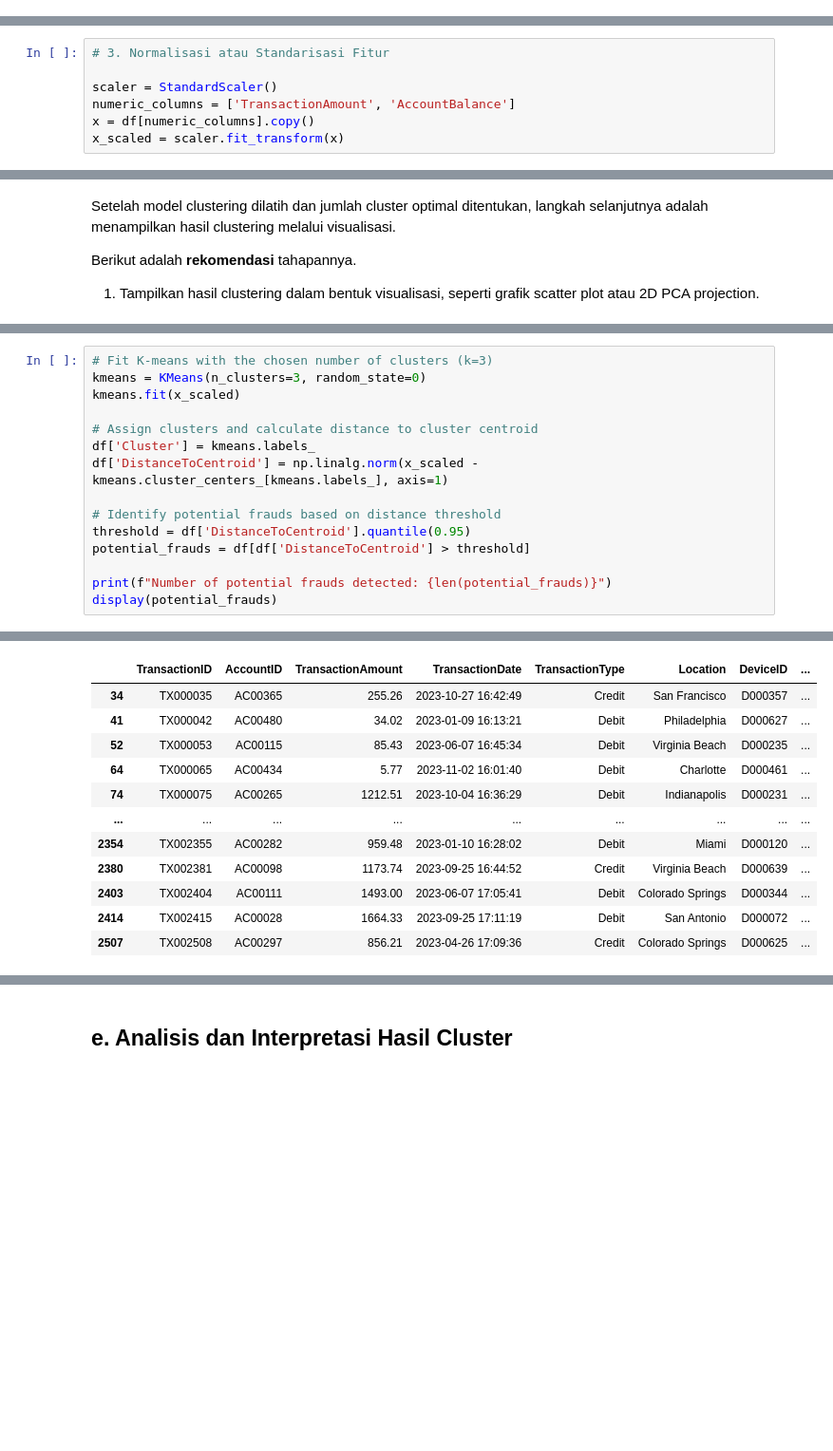
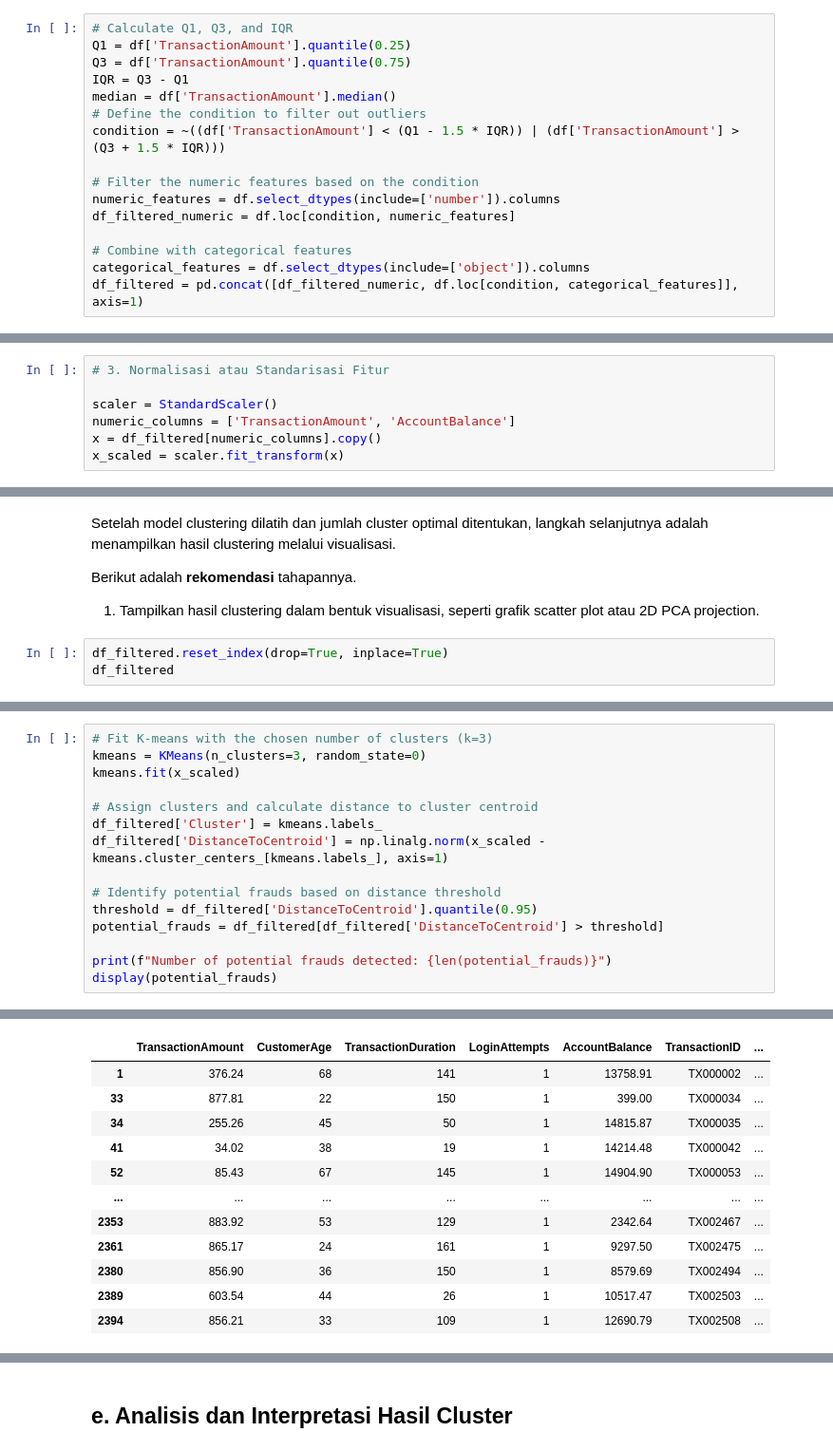
Before and after one commit to RamadhaRanuh/Dicoding-ML-Pemula, a Jupyter notebook: [Clustering]_Submission_Akhir_BMLP_I Gusti Bagus Ramadha Saverian Ranuh.ipynb, the cells around one changed output, grey strips where cells are left out. Shown at 95% size. Cells and saved outputs as stored; diff of their text form; blank space fills up the shorter version.

```diff
--- a/[Clustering]_Submission_Akhir_BMLP_I Gusti Bagus Ramadha Saverian Ranuh.ipynb
+++ b/[Clustering]_Submission_Akhir_BMLP_I Gusti Bagus Ramadha Saverian Ranuh.ipynb
@@ -331,0 +351,16 @@ df = df.drop_duplicates()
+# %%
+# Calculate Q1, Q3, and IQR
+Q1 = df['TransactionAmount'].quantile(0.25)
+Q3 = df['TransactionAmount'].quantile(0.75)
+IQR = Q3 - Q1
+median = df['TransactionAmount'].median()
+# Define the condition to filter out outliers
+condition = ~((df['TransactionAmount'] < (Q1 - 1.5 * IQR)) | (df['TransactionAmount'] > (Q3 + 1.5 * IQR)))
+
+# Filter the numeric features based on the condition
+numeric_features = df.select_dtypes(include=['number']).columns
+df_filtered_numeric = df.loc[condition, numeric_features]
+
+# Combine with categorical features
+categorical_features = df.select_dtypes(include=['object']).columns
+df_filtered = pd.concat([df_filtered_numeric, df.loc[condition, categorical_features]], axis=1)
@@ -334,7 +409,7 @@ df = df.drop_duplicates()
 
 scaler = StandardScaler()
 numeric_columns = ['TransactionAmount', 'AccountBalance']
-x = df[numeric_columns].copy()
+x = df_filtered[numeric_columns].copy()
 x_scaled = scaler.fit_transform(x)
 # %%
 x_scaled.shape
@@ -455,3 +530,6 @@ Setelah model clustering dilatih dan jumlah cluster optimal ditentukan, langkah
 
 Berikut adalah **rekomendasi** tahapannya.
 1. Tampilkan hasil clustering dalam bentuk visualisasi, seperti grafik scatter plot atau 2D PCA projection.
+# %%
+df_filtered.reset_index(drop=True, inplace=True)
+df_filtered
@@ -461,12 +553,12 @@ kmeans = KMeans(n_clusters=3, random_state=0)
 kmeans.fit(x_scaled)
 
 # Assign clusters and calculate distance to cluster centroid
-df['Cluster'] = kmeans.labels_
-df['DistanceToCentroid'] = np.linalg.norm(x_scaled - kmeans.cluster_centers_[kmeans.labels_], axis=1)
+df_filtered['Cluster'] = kmeans.labels_
+df_filtered['DistanceToCentroid'] = np.linalg.norm(x_scaled - kmeans.cluster_centers_[kmeans.labels_], axis=1)
 
 # Identify potential frauds based on distance threshold
-threshold = df['DistanceToCentroid'].quantile(0.95)
-potential_frauds = df[df['DistanceToCentroid'] > threshold]
+threshold = df_filtered['DistanceToCentroid'].quantile(0.95)
+potential_frauds = df_filtered[df_filtered['DistanceToCentroid'] > threshold]
 
 print(f"Number of potential frauds detected: {len(potential_frauds)}")
 display(potential_frauds)
@@ -475,12 +567,12 @@ Number of potential frauds detected: 126
-|  | TransactionID | AccountID | TransactionAmount | TransactionDate | TransactionType | Location | DeviceID | ... |
-| 34 | TX000035 | AC00365 | 255.26 | 2023-10-27 16:42:49 | Credit | San Francisco | D000357 | ... |
-| 41 | TX000042 | AC00480 | 34.02 | 2023-01-09 16:13:21 | Debit | Philadelphia | D000627 | ... |
-| 52 | TX000053 | AC00115 | 85.43 | 2023-06-07 16:45:34 | Debit | Virginia Beach | D000235 | ... |
-| 64 | TX000065 | AC00434 | 5.77 | 2023-11-02 16:01:40 | Debit | Charlotte | D000461 | ... |
-| 74 | TX000075 | AC00265 | 1212.51 | 2023-10-04 16:36:29 | Debit | Indianapolis | D000231 | ... |
-| ... | ... | ... | ... | ... | ... | ... | ... | ... |
-| 2354 | TX002355 | AC00282 | 959.48 | 2023-01-10 16:28:02 | Debit | Miami | D000120 | ... |
-| 2380 | TX002381 | AC00098 | 1173.74 | 2023-09-25 16:44:52 | Credit | Virginia Beach | D000639 | ... |
-| 2403 | TX002404 | AC00111 | 1493.00 | 2023-06-07 17:05:41 | Debit | Colorado Springs | D000344 | ... |
-| 2414 | TX002415 | AC00028 | 1664.33 | 2023-09-25 17:11:19 | Debit | San Antonio | D000072 | ... |
-| 2507 | TX002508 | AC00297 | 856.21 | 2023-04-26 17:09:36 | Credit | Colorado Springs | D000625 | ... |
+|  | TransactionAmount | CustomerAge | TransactionDuration | LoginAttempts | AccountBalance | TransactionID | ... |
+| 1 | 376.24 | 68 | 141 | 1 | 13758.91 | TX000002 | ... |
+| 33 | 877.81 | 22 | 150 | 1 | 399.00 | TX000034 | ... |
+| 34 | 255.26 | 45 | 50 | 1 | 14815.87 | TX000035 | ... |
+| 41 | 34.02 | 38 | 19 | 1 | 14214.48 | TX000042 | ... |
+| 52 | 85.43 | 67 | 145 | 1 | 14904.90 | TX000053 | ... |
+| ... | ... | ... | ... | ... | ... | ... | ... |
+| 2353 | 883.92 | 53 | 129 | 1 | 2342.64 | TX002467 | ... |
+| 2361 | 865.17 | 24 | 161 | 1 | 9297.50 | TX002475 | ... |
+| 2380 | 856.90 | 36 | 150 | 1 | 8579.69 | TX002494 | ... |
+| 2389 | 603.54 | 44 | 26 | 1 | 10517.47 | TX002503 | ... |
+| 2394 | 856.21 | 33 | 109 | 1 | 12690.79 | TX002508 | ... |
```
Also changed, not shown: parts of 18 cells of this notebook.
